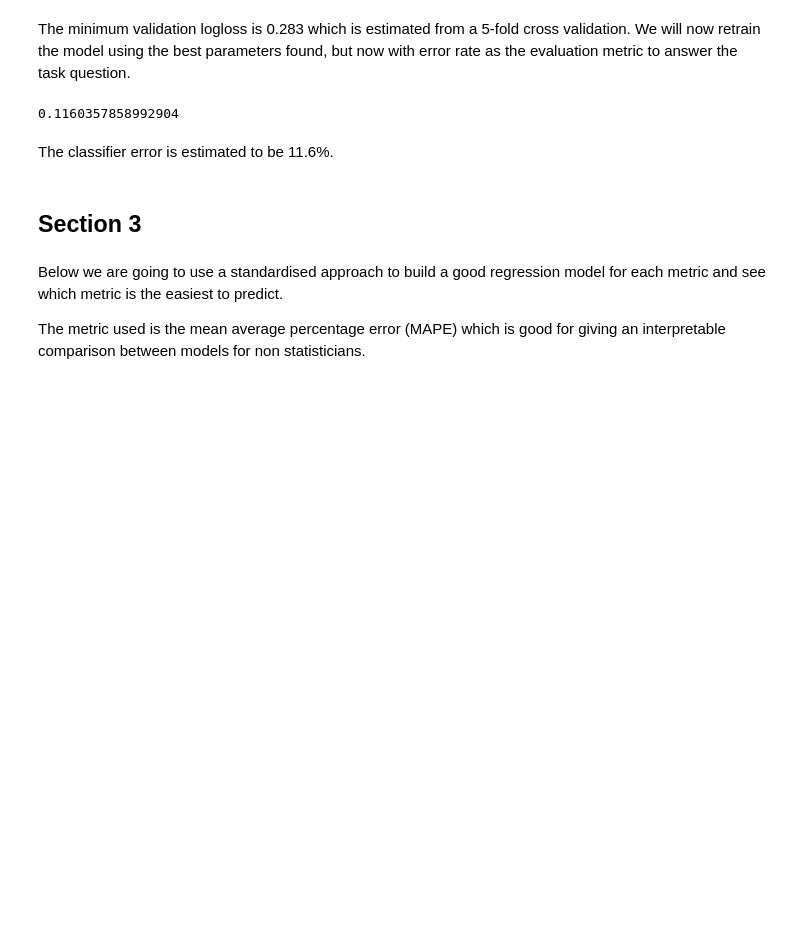
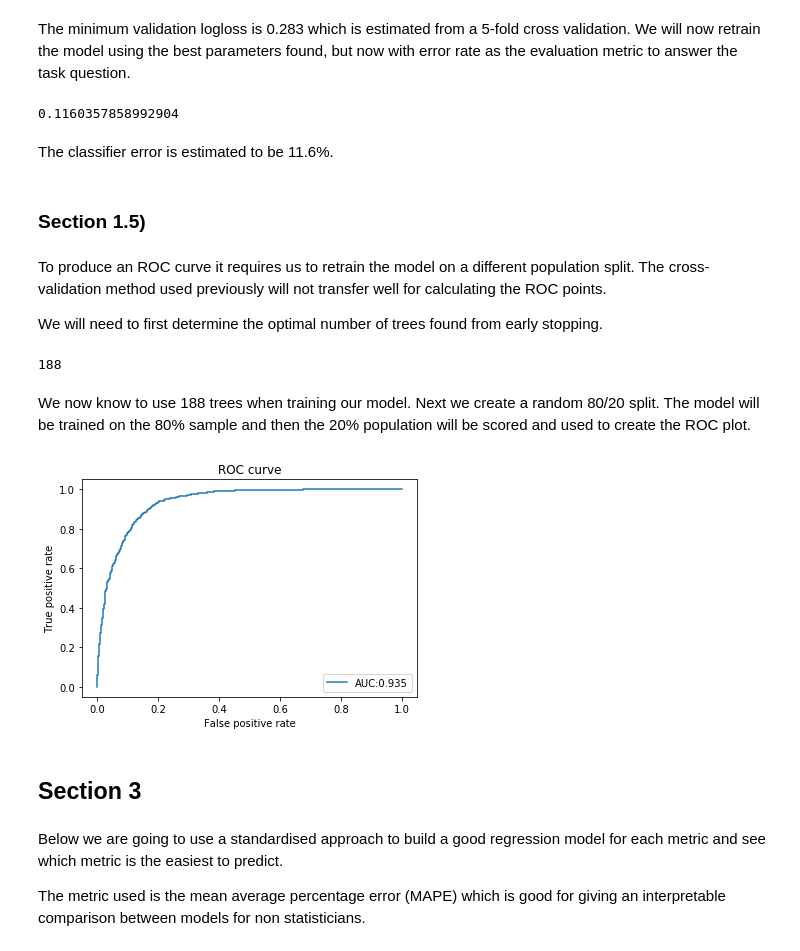
Before and after one commit to JordanNelsonDS/Fospha, a Jupyter notebook: Solutions.ipynb, the cells around one changed output. Cells and saved outputs as stored; diff of their text form; code cells hidden in the pictures; blank space fills up the shorter version.

Commit message:
Final solutions draft - added section 1.5

```diff
--- a/Solutions.ipynb
+++ b/Solutions.ipynb
@@ -332,6 +332,61 @@ pd.Series(clf['binary_error-mean']).min()
 0.1160357858992904
 # %% [markdown]
 The classifier error is estimated to be 11.6%.
+# %% [markdown]
+### Section 1.5)
+# %% [markdown]
+To produce an ROC curve it requires us to retrain the model on a different population split. The cross-validation method used previously will not transfer well for calculating the ROC points.
+
+We will need to first determine the optimal number of trees found from early stopping.
+# %%
+trees = len(pd.Series(clf['binary_error-mean'])) + 1
+print(trees)
+# %% [output]
+188
+# %% [markdown]
+We now know to use 188 trees when training our model. Next we create a random 80/20 split. The model will be trained on the 80% sample and then the 20% population will be scored and used to create the ROC plot.
+# %%
+from sklearn.model_selection import train_test_split
+X_train, X_test, y_train, y_test = train_test_split(X,y,test_size=0.2, random_state=42)
+
+lgb_train = lgb.Dataset(X_train, y_train)
+
+params = {'colsample_bytree': 0.8285468081422601,
+         'max_depth': 19,
+         'min_data': 13,
+         'num_leaves': 38,
+         'reg_alpha': 1.0519194197858064,
+         'reg_lambda': 15.238431914867787,
+         'subsample': 0.5347584384634755,
+        'learning_rate': 0.1,
+        'objective': 'binary',
+        'random_state': 42,
+        'n_jobs': -1,
+        'verbose':-1,
+        'metrics': 'binary_error'
+         }
+
+clf = lgb.train(params=params,
+             train_set=lgb_train,
+             num_boost_round=trees)
+# %%
+from sklearn import metrics
+
+y_pred = clf.predict(X_test)
+fpr, tpr, _ = metrics.roc_curve(y_test,  y_pred)
+auc = round(metrics.roc_auc_score(y_test, y_pred), 3)
+
+plt.plot(fpr,
+         tpr,
+         label="AUC:"+str(auc))
+plt.xlabel('False positive rate')
+plt.ylabel('True positive rate')
+plt.title('ROC curve')
+plt.rc('axes', labelsize=10)    # fontsize of the x and y labels
+plt.legend(loc=4)
+plt.show()
+# %% [output]
+[figure, added]
 # %% [markdown]
 ## Section 3
 # %%
```
Also changed, not shown: parts of 5 cells of this notebook, 2 other files.
